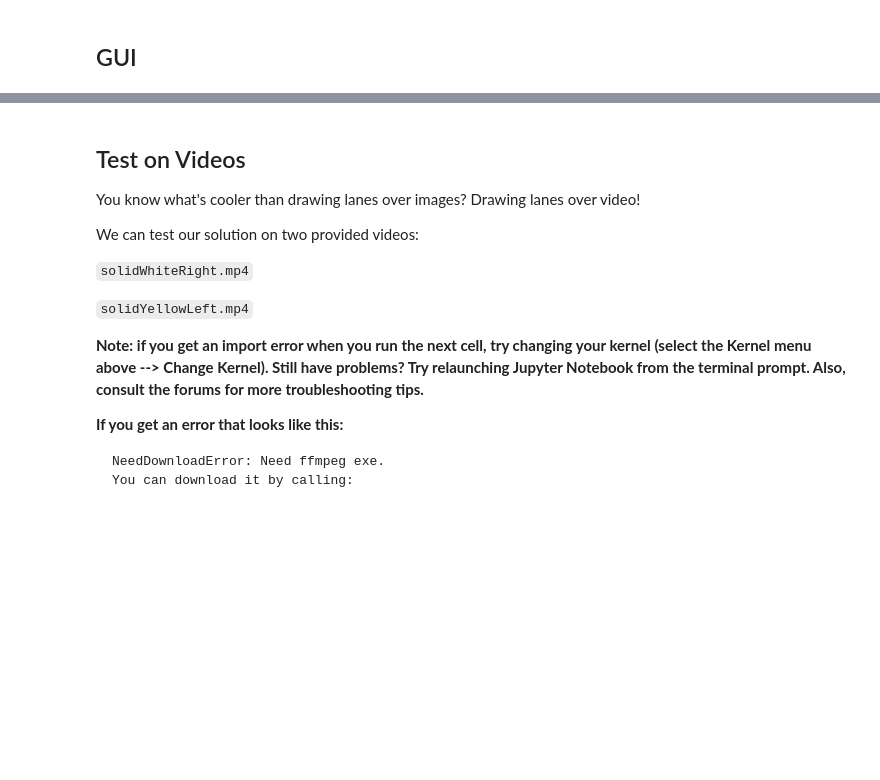
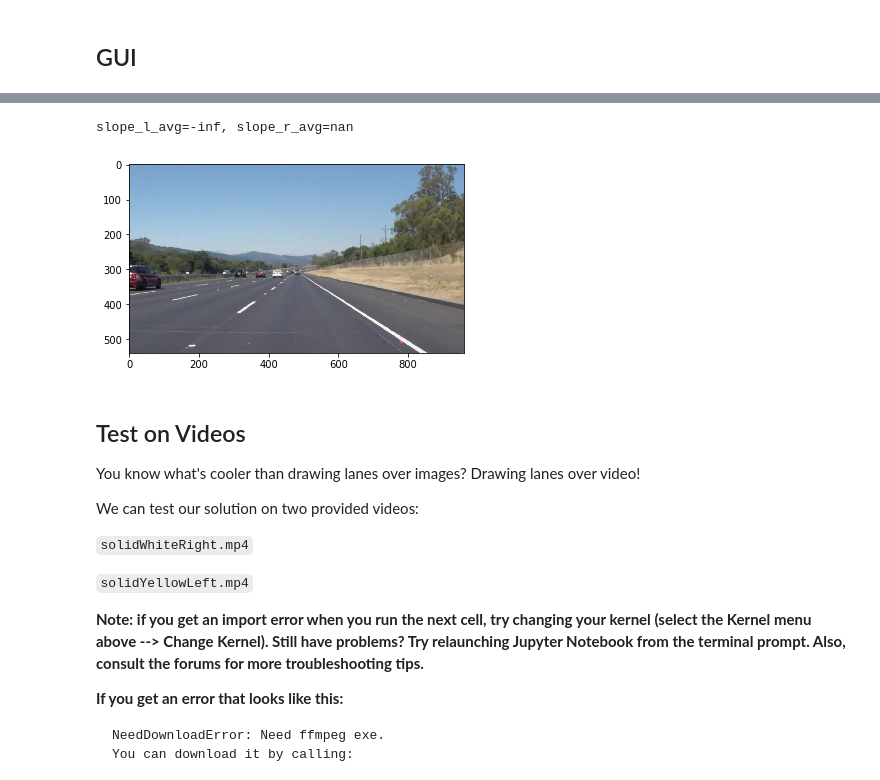
Before and after one commit to samppan/CarND-LaneLines-P1, a Jupyter notebook: P1.ipynb, the cells around one changed output, grey strips where cells are left out. Cells and saved outputs as stored; diff of their text form; code cells hidden in the pictures; blank space fills up the shorter version.

```diff
--- a/P1.ipynb
+++ b/P1.ipynb
@@ -374,3 +316,54 @@ ax.imshow(img2)
+# %%
+clo_slider = widgets.IntSlider(
+    value=0,
+    min=0,
+    max=491
+)
+chi_slider = widgets.IntSlider(
+    value=115,
+    min=0,
+    max=491
+)
+t_slider = widgets.FloatSlider(
+    value=0.58,
+    min=np.pi/180*1,
+    max=np.pi/180*180,
+    step=np.pi/180
+)
+r_slider = widgets.FloatSlider(
+#     value=138,
+    value=5,
+    min=1,
+    max=1000,
+    step=1
+)
+th_slider = widgets.IntSlider(
+    value=100,
+    min=1,
+    max=1000,
+    step=1
+)
+gmax_slider = widgets.IntSlider(
+    value=50,
+    min=1,
+    max=100
+)
+gmin_slider = widgets.IntSlider(
+    value=50,
+    min=1,
+    max=100
+)
+
+def update(clo=clo_slider, chi=chi_slider, th=th_slider, t=t_slider, r=r_slider, gmax=gmax_slider, gmin=gmin_slider):
+    plt.imshow(lane_detect(img, hough_th=th, hough_t=t, hough_r=r, \
+                           hough_gap_max=gmax, hough_gap_min=gmin, \
+                           canny_lo=clo, canny_hi=chi), \
+              cmap='gray')
+
+interact(update)
+# %% [output]
+slope_l_avg=-inf, slope_r_avg=nan
+[figure, added]
 # %% [markdown]
 ## Test on Videos
 
```
Also changed, not shown: parts of 12 cells of this notebook, 1 other file.
